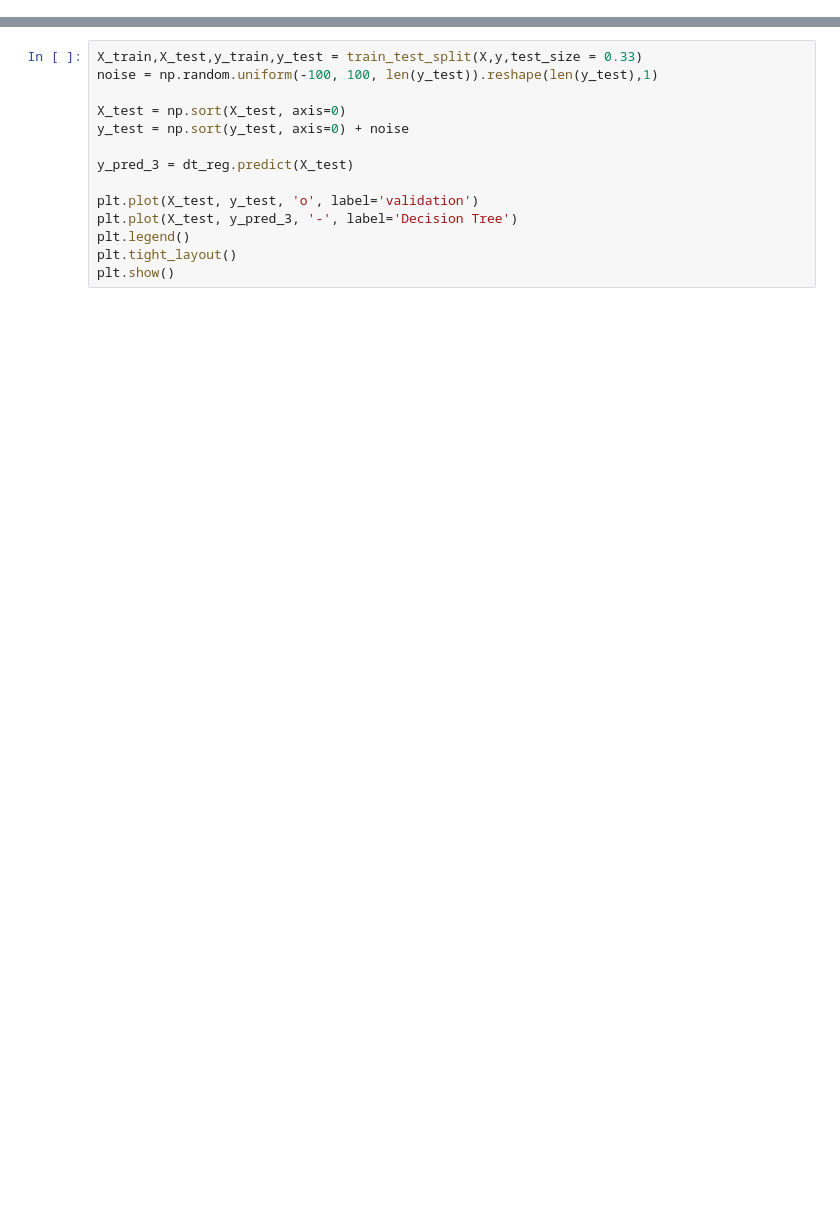
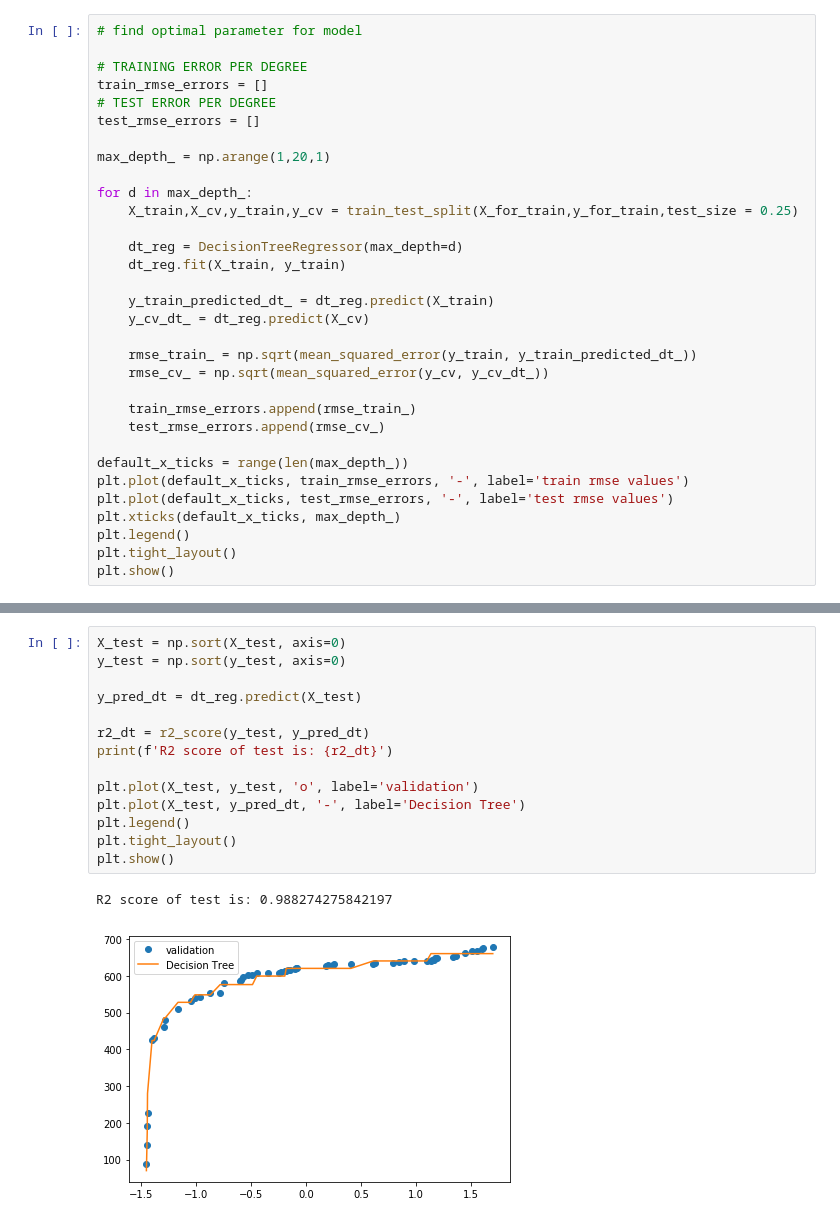
Before and after one commit to nmtuan97/ml_learning, a Jupyter notebook: dt_model.ipynb, the cells around one changed output, grey strips where cells are left out. Cells and saved outputs as stored; diff of their text form; blank space fills up the shorter version.

```diff
--- a/dt_model.ipynb
+++ b/dt_model.ipynb
@@ -28,0 +29,32 @@ plt.show()
+# %%
+# find optimal parameter for model
+
+# TRAINING ERROR PER DEGREE
+train_rmse_errors = []
+# TEST ERROR PER DEGREE
+test_rmse_errors = []
+
+max_depth_ = np.arange(1,20,1)
+
+for d in max_depth_:
+    X_train,X_cv,y_train,y_cv = train_test_split(X_for_train,y_for_train,test_size = 0.25)
+
+    dt_reg = DecisionTreeRegressor(max_depth=d)
+    dt_reg.fit(X_train, y_train)
+
+    y_train_predicted_dt_ = dt_reg.predict(X_train)
+    y_cv_dt_ = dt_reg.predict(X_cv)
+
+    rmse_train_ = np.sqrt(mean_squared_error(y_train, y_train_predicted_dt_))
+    rmse_cv_ = np.sqrt(mean_squared_error(y_cv, y_cv_dt_))
+
+    train_rmse_errors.append(rmse_train_)
+    test_rmse_errors.append(rmse_cv_)
+
+default_x_ticks = range(len(max_depth_))
+plt.plot(default_x_ticks, train_rmse_errors, '-', label='train rmse values')
+plt.plot(default_x_ticks, test_rmse_errors, '-', label='test rmse values')
+plt.xticks(default_x_ticks, max_depth_)
+plt.legend()
+plt.tight_layout()
+plt.show()
@@ -63,14 +115,17 @@ print("MAE of test is {}".format(mae_test_))
 # %%
-X_train,X_test,y_train,y_test = train_test_split(X,y,test_size = 0.33)
-noise = np.random.uniform(-100, 100, len(y_test)).reshape(len(y_test),1)
+X_test = np.sort(X_test, axis=0)
+y_test = np.sort(y_test, axis=0)
 
-X_test = np.sort(X_test, axis=0)
-y_test = np.sort(y_test, axis=0) + noise
+y_pred_dt = dt_reg.predict(X_test)
 
-y_pred_3 = dt_reg.predict(X_test)
+r2_dt = r2_score(y_test, y_pred_dt)
+print(f'R2 score of test is: {r2_dt}')
 
 plt.plot(X_test, y_test, 'o', label='validation')
-plt.plot(X_test, y_pred_3, '-', label='Decision Tree')
+plt.plot(X_test, y_pred_dt, '-', label='Decision Tree')
 plt.legend()
 plt.tight_layout()
 plt.show()
+# %% [output]
+R2 score of test is: 0.988274275842197
+[figure, added]
```
Also changed, not shown: parts of 4 cells of this notebook, 4 other files.
